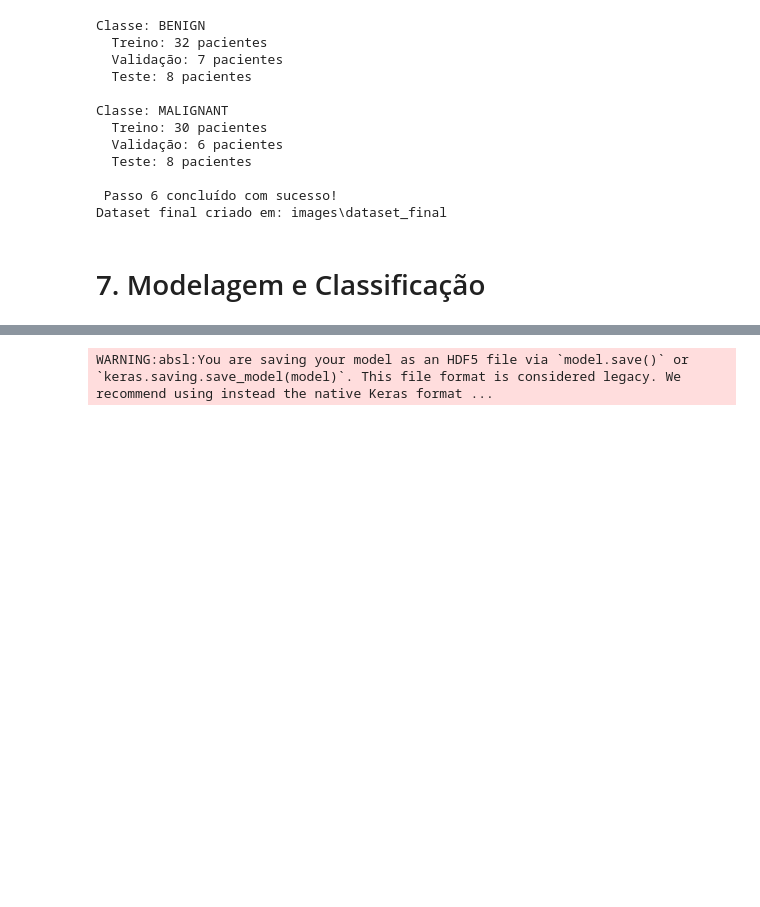
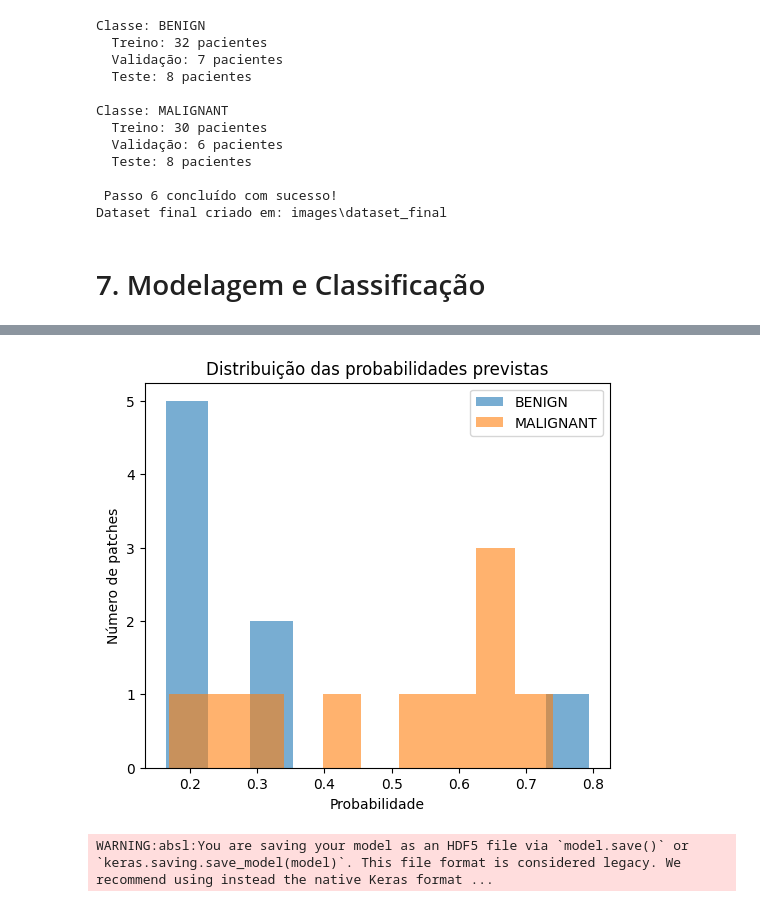
Before and after one commit to phusp33/Avaliacao3, a Jupyter notebook: classificador.ipynb, the cells around one changed output, grey strips where cells are left out. Saved outputs shown, nothing was run; the diff lists cells and outputs as text; code cells hidden in the pictures; blank space fills up the shorter version.

```diff
--- a/classificador.ipynb
+++ b/classificador.ipynb
@@ -567,3 +593,17 @@ weighted avg       0.77      0.76      0.76        25
+# %%
+benign_probs = y_prob[y_true == 0]
+malignant_probs = y_prob[y_true == 1]
+
+plt.figure(figsize=(6, 5))
+plt.hist(benign_probs, bins=10, alpha=0.6, label='BENIGN')
+plt.hist(malignant_probs, bins=10, alpha=0.6, label='MALIGNANT')
+plt.xlabel('Probabilidade')
+plt.ylabel('Número de patches')
+plt.title('Distribuição das probabilidades previstas')
+plt.legend()
+plt.show()
+# %% [output]
+[figure, added]
 # %%
 model.save('classificador_fcv.h5')
 # %% [output]
```
Also changed, not shown: parts of 9 cells of this notebook.
